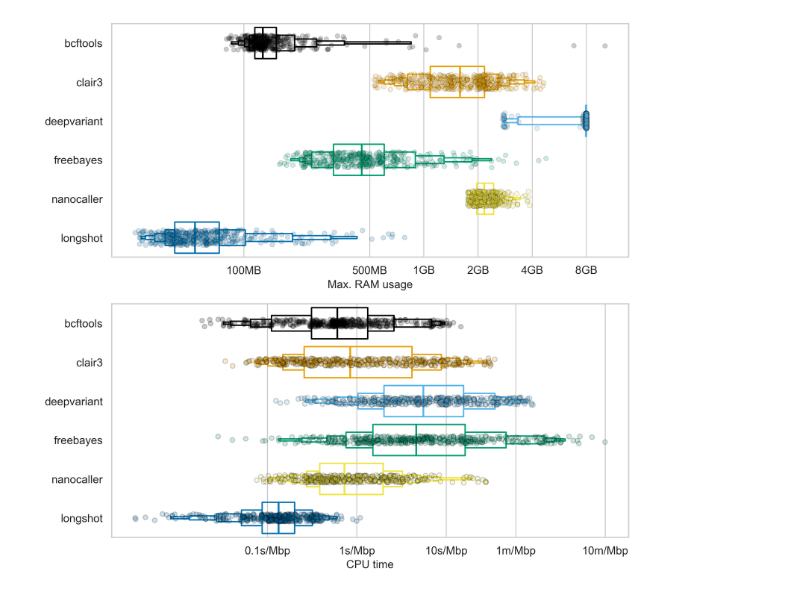
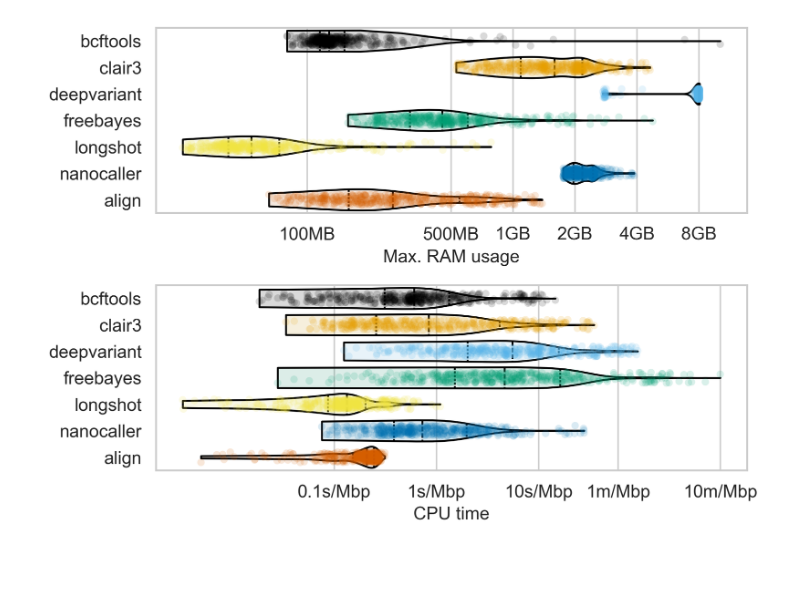
Before and after one commit to mbhall88/NanoVarBench, a Jupyter notebook: notebooks/bench.ipynb, the cells around one changed output. Saved outputs shown, nothing was run; the diff lists cells and outputs as text; code cells hidden in the pictures; blank space fills up the shorter version.

```diff
--- a/notebooks/bench.ipynb
+++ b/notebooks/bench.ipynb
@@ -34,7 +42,9 @@ for p in Path("../results/truth").rglob("*.fai"):
     gsize[sample] = size
 # %%
 frames = []
-for p in Path("../results/benchmark/call/mutref").rglob("*.tsv"):
+tsvs = list(Path("../results/benchmark/call/mutref").rglob("*.tsv"))
+tsvs.extend(list(Path("../results/benchmark/align_to_mutref").rglob("*.tsv")))
+for p in tsvs:
     df = pd.read_csv(p, sep="\t")
     sample = p.stem
     model = p.parts[-2].split("_")[-1].split("@")[0]
@@ -42,6 +52,10 @@ for p in Path("../results/benchmark/call/mutref").rglob("*.tsv"):
     dp = int(p.parts[-5][:-1])
     bp = dp * gsize[sample]
     caller = p.parts[-6]
+
+    if "align" in caller:
+        caller = "align"
+
     df["sample"] = sample
     df["model"] = model
     df["mode"] = mode
@@ -67,16 +81,17 @@ y = "caller"
 hue = y
 order = sorted(df[hue].unique())
 # move longshot to the end
-order.remove("longshot")
-order.append("longshot")
+order.remove("align")
+order.append("align")
 palette = cud(n=len(df[hue].unique()))
-fig, axes = plt.subplots(nrows=2, figsize=(10, 10), dpi=300, sharey=True)
+fig, axes = plt.subplots(nrows=2, figsize=(7, 5), dpi=300, sharey=True)
 
 # plot memory
 x = "max_rss"
 mem_ax = axes[0]
-violin_alpha = 0.2
-strip_alpha = 0.2
+violin_alpha = 0.15
+strip_alpha = 0.15
+jitter = 0.2
 orient = "h"
 
 kwargs = dict(
@@ -90,12 +105,12 @@ kwargs = dict(
     orient=orient,
     dodge=False,
 )
-# sns.violinplot(**kwargs, cut=0, inner="quartile", ax=mem_ax)
-sns.boxenplot(**kwargs, ax=mem_ax, fill=None, showfliers=False)
-# for violin in mem_ax.collections:
-    # violin.set_facecolor(to_rgba(violin.get_facecolor(), alpha=violin_alpha))
+sns.violinplot(**kwargs, cut=0, inner="quartile", ax=mem_ax)
+# sns.boxenplot(**kwargs, ax=mem_ax, fill=None, showfliers=False)
+for violin in mem_ax.collections:
+    violin.set_facecolor(to_rgba(violin.get_facecolor(), alpha=violin_alpha))
 
-sns.stripplot(**kwargs, alpha=strip_alpha, edgecolor="gray", linewidth=0.5, ax=mem_ax, jitter=0.2)
+sns.stripplot(**kwargs, alpha=strip_alpha, edgecolor="auto", linewidth=0, ax=mem_ax, jitter=jitter)
 mem_ax.set_xscale("log")
 ticks = [
     (100, "100MB"),
@@ -107,36 +122,37 @@ ticks = [
     (8000, "8GB"),
 ]
 FS = 12
 mem_ax.set_xticks([t[0] for t in ticks])
 mem_ax.set_xticklabels([t[1] for t in ticks], fontsize=FS)
 mem_ax.set_xlabel("Max. RAM usage", fontsize=FS)
 mem_ax.set_ylabel("")
 mem_ax.tick_params(axis="both", which="major", labelsize=FS)
 
 # plot time (rate)
 x = "rate"
 rt_ax = axes[1]
 kwargs["x"] = x
 
-sns.boxenplot(**kwargs, ax=rt_ax, fill=None, showfliers=False)
-# sns.violinplot(**kwargs, cut=0, inner="quartile", ax=rt_ax)
-# for violin in rt_ax.collections:
-#     violin.set_facecolor(to_rgba(violin.get_facecolor(), alpha=violin_alpha))
+# sns.boxenplot(**kwargs, ax=rt_ax, fill=None, showfliers=False)
+sns.violinplot(**kwargs, cut=0, inner="quartile", ax=rt_ax)
+for violin in rt_ax.collections:
+    violin.set_facecolor(to_rgba(violin.get_facecolor(), alpha=violin_alpha))
 
-sns.stripplot(**kwargs, alpha=strip_alpha, edgecolor="gray", linewidth=1, ax=rt_ax)
+sns.stripplot(**kwargs, alpha=strip_alpha, edgecolor="auto", linewidth=0, ax=rt_ax, jitter=jitter)
 
 rt_ax.set_xscale("log")
 ticks = [
     (0.1, "0.1s/Mbp"),
     (1, "1s/Mbp"),
     (10, "10s/Mbp"),
     (60, "1m/Mbp"),
     (600, "10m/Mbp"),
 ]
 rt_ax.set_xticks([t[0] for t in ticks])
 rt_ax.set_xticklabels([t[1] for t in ticks], fontsize=FS)
 rt_ax.set_xlabel("CPU time", fontsize=FS)
 rt_ax.set_ylabel("")
 rt_ax.tick_params(axis="both", which="major", labelsize=FS)
+fig.tight_layout()
 # %% [output]
-[figure, old version]
+[figure, new version]
```
Also changed, not shown: parts of 3 cells of this notebook, 2 other files.
